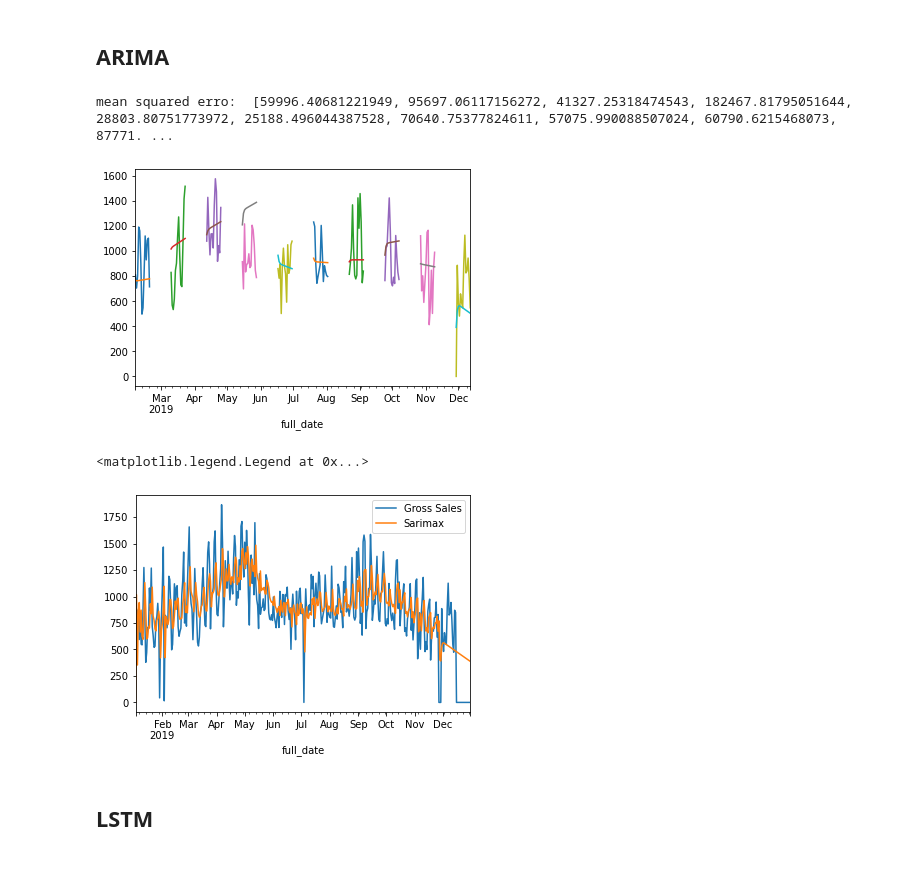
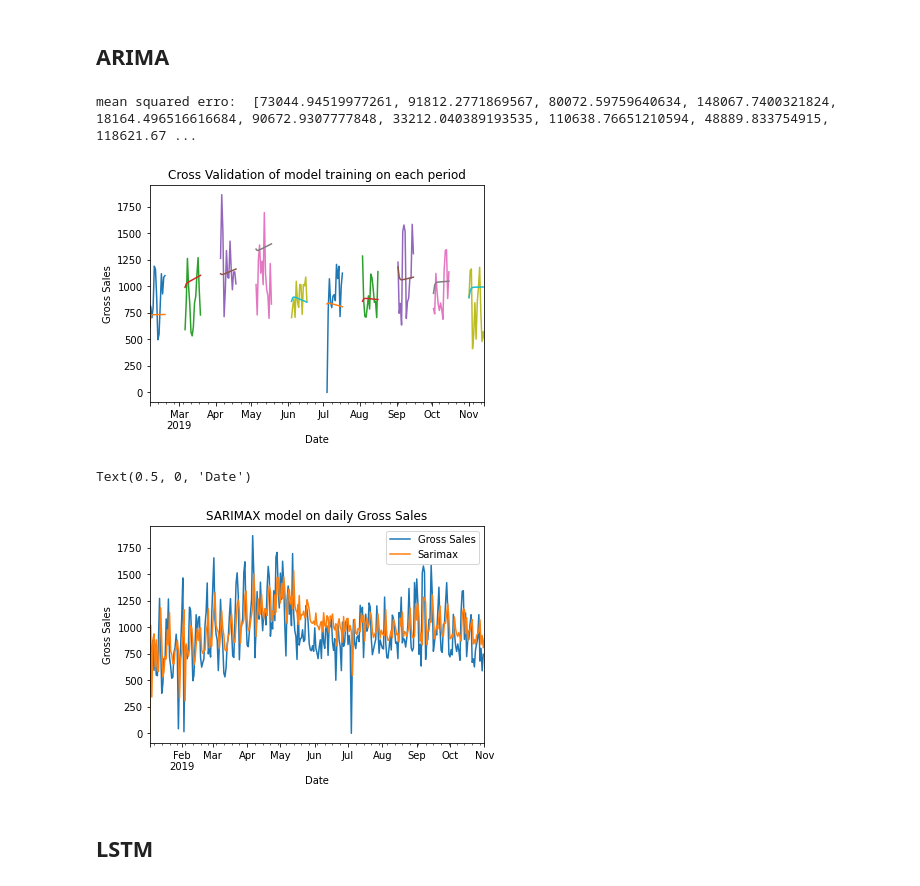
Before and after one commit to jtwang1027/business_analysis, a Jupyter notebook: time_series_forecasting.ipynb, the cells around one changed output. Saved outputs shown, nothing was run; the diff lists cells and outputs as text; code cells hidden in the pictures.

```diff
--- a/time_series_forecasting.ipynb
+++ b/time_series_forecasting.ipynb
@@ -104,9 +104,12 @@ from sklearn.metrics import mean_squared_error
 # %%
 #forecast on daily data
 daily=data1.resample('D').sum()
-daily=daily.loc['2019'] #use only 2019 data, exclude 2020
-y=daily['Gross Sales']
-X= daily.index
+daily.asfreq(freq='D') #set frequency to days, will be helpful when we fit sarimax model
+daily=daily[daily.index<'2019-12'] #use only 2019 up to Nov, exclude 2020
+
+#setting X and y for fit
+y=daily['Gross Sales'] # sales
+X= daily.index #date
 # %% [markdown]
 ## ARIMA
 # %%
@@ -138,19 +141,24 @@ for train_index, test_index in tscv.split(X):
   y_test[:n].plot()
   yhat.plot()
 
+plt.title('Cross Validation of model training on each period')
+plt.ylabel('Gross Sales')
+plt.xlabel('Date')
 print("mean squared erro: ", mse)
 # %% [output]
-mean squared erro:  [59996.40681221949, 95697.06117156272, 41327.25318474543, 182467.81795051644, 28803.80751773972, 25188.496044387528, 70640.75377824611, 57075.990088507024, 60790.6215468073, 87771. ...
+mean squared erro:  [73044.94519977261, 91812.2771869567, 80072.59759640634, 148067.7400321824, 18164.496516616684, 90672.9307777848, 33212.040389193535, 110638.76651210594, 48889.833754915, 118621.67 ...
-[figure, old version]
+[figure, new version]
 # %%
-daily['Gross Sales'].plot()
-
-model_sarimax.predict(start=daily.index.min(),end=daily.index.max()).plot()
+y[y.index<'2019-11'].plot()
+model_sarimax.predict(start=y.index.min(),end='2019-11').plot()
 
 plt.legend(['Gross Sales','Sarimax'])
+plt.title('SARIMAX model on daily Gross Sales')
+plt.ylabel('Gross Sales')
+plt.xlabel('Date')
 # %% [output]
-<matplotlib.legend.Legend at 0x...>
+Text(0.5, 0, 'Date')
-[figure, old version]
+[figure, new version]
 # %% [markdown]
 ## LSTM
 # %% [markdown]
```
